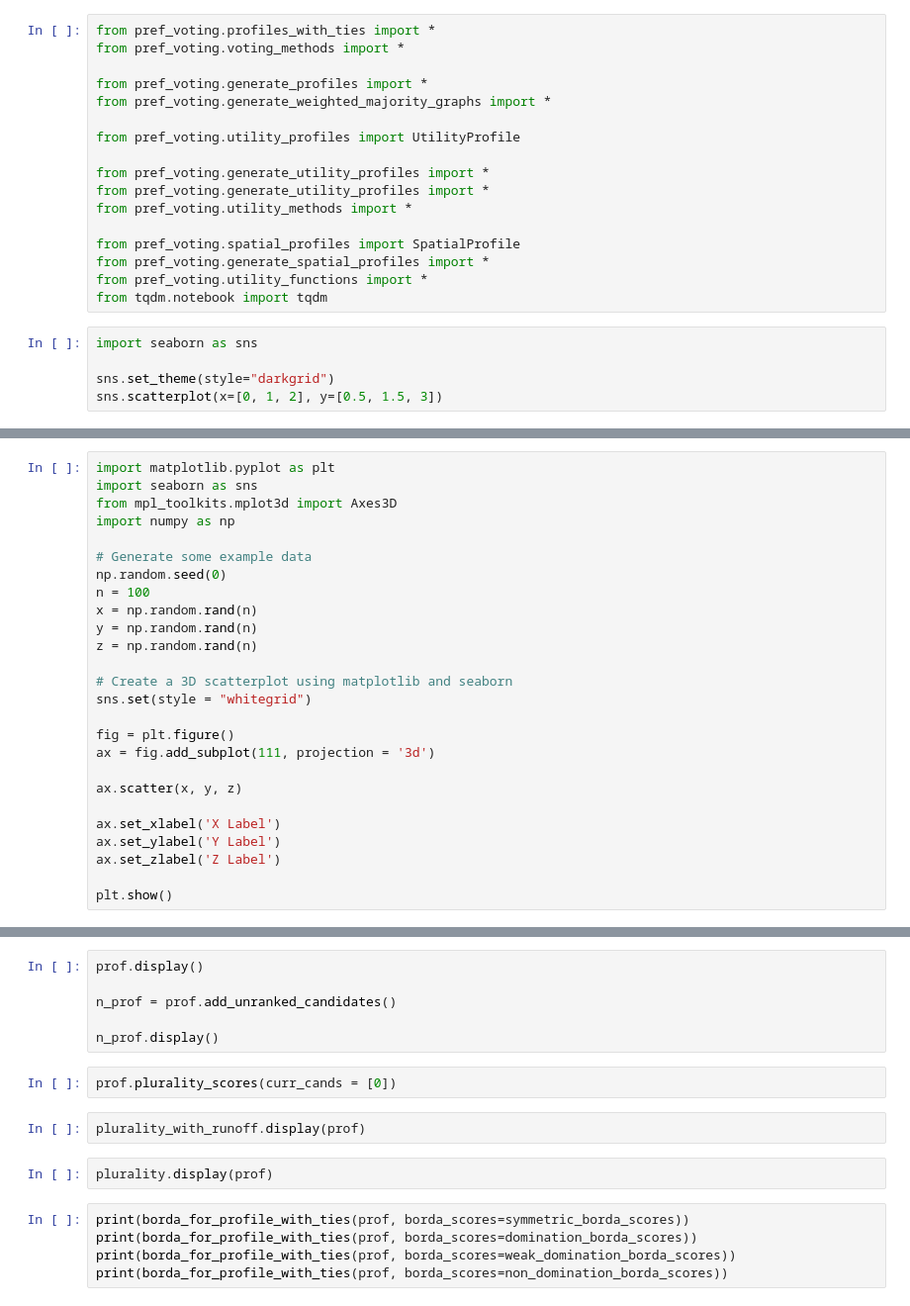
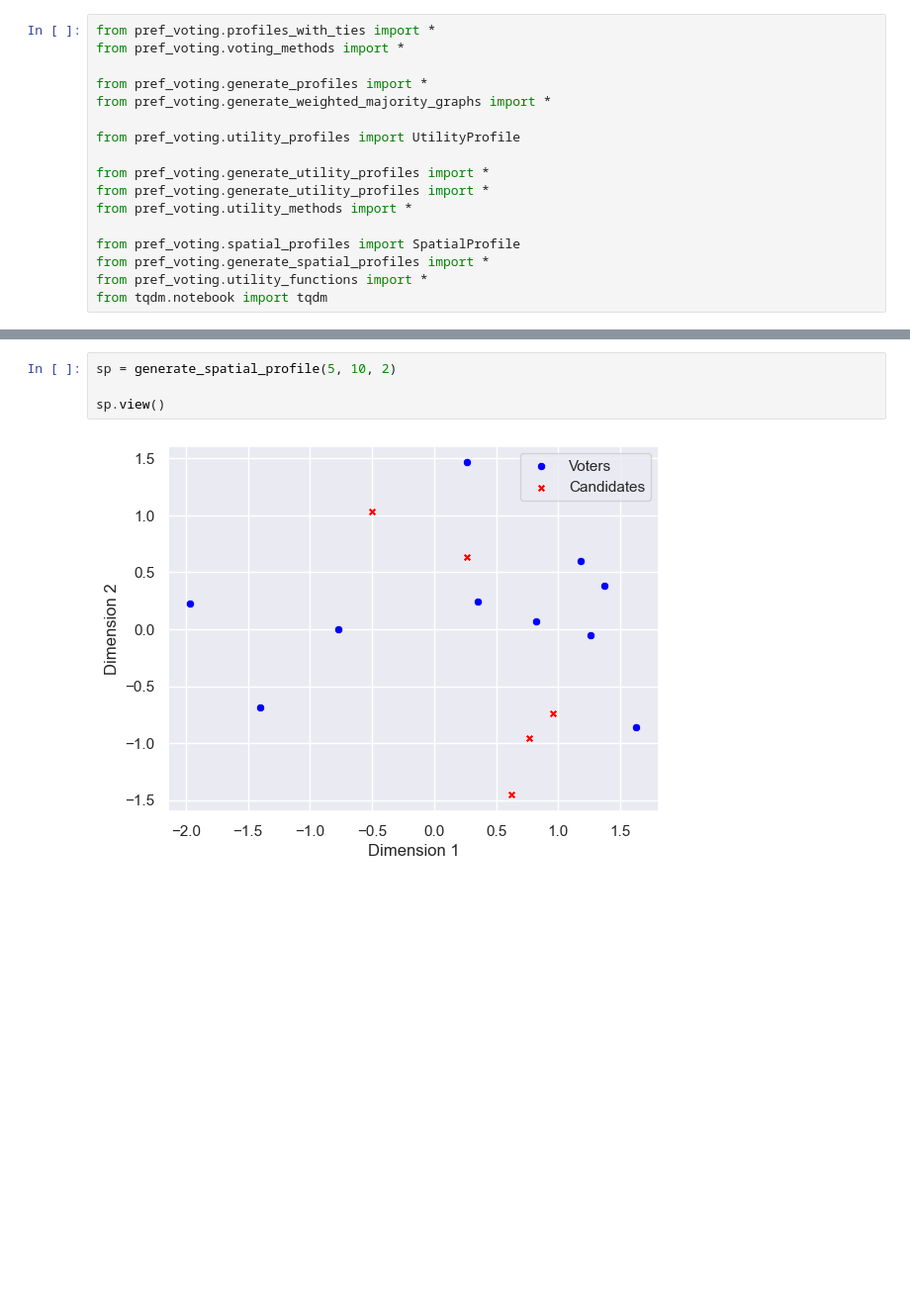
Before and after one commit to voting-tools/pref_voting, a Jupyter notebook: test.ipynb, the cells around one changed output, grey strips where cells are left out. Shown at 99% size. Cells and saved outputs as stored; diff of their text form; blank space fills up the shorter version.

```diff
--- a/test.ipynb
+++ b/test.ipynb
@@ -15,8 +15,3 @@ from pref_voting.spatial_profiles import SpatialProfile
 from pref_voting.generate_spatial_profiles import *
 from pref_voting.utility_functions import *
 from tqdm.notebook import tqdm
-# %%
-import seaborn as sns
-
-sns.set_theme(style="darkgrid")
-sns.scatterplot(x=[0, 1, 2], y=[0.5, 1.5, 3])
@@ -97,26 +17,0 @@ plt.show()
-# %%
-import matplotlib.pyplot as plt
-import seaborn as sns
-from mpl_toolkits.mplot3d import Axes3D
-import numpy as np
-
-# Generate some example data
-np.random.seed(0)
-n = 100
-x = np.random.rand(n)
-y = np.random.rand(n)
-z = np.random.rand(n)
-
-# Create a 3D scatterplot using matplotlib and seaborn
-sns.set(style = "whitegrid")
-
-fig = plt.figure()
-ax = fig.add_subplot(111, projection = '3d')
-
-ax.scatter(x, y, z)
-
-ax.set_xlabel('X Label')
-ax.set_ylabel('Y Label')
-ax.set_zlabel('Z Label')
-
-plt.show()
@@ -462,17 +18,6 @@ print([get_cands(r) for r in rtest])
-# %%
-prof.display()
-
-n_prof = prof.add_unranked_candidates()
-
-n_prof.display()
-# %%
-prof.plurality_scores(curr_cands = [0])
-# %%
-plurality_with_runoff.display(prof)
-# %%
-plurality.display(prof)
-# %%
-print(borda_for_profile_with_ties(prof, borda_scores=symmetric_borda_scores))
-print(borda_for_profile_with_ties(prof, borda_scores=domination_borda_scores))
-print(borda_for_profile_with_ties(prof, borda_scores=weak_domination_borda_scores))
-print(borda_for_profile_with_ties(prof, borda_scores=non_domination_borda_scores))
+# %%
+sp = generate_spatial_profile(5, 10, 2)
+
+sp.view()
+# %% [output]
+[figure, added]
```
Also changed, not shown: parts of 37 cells of this notebook, 2 other files.
